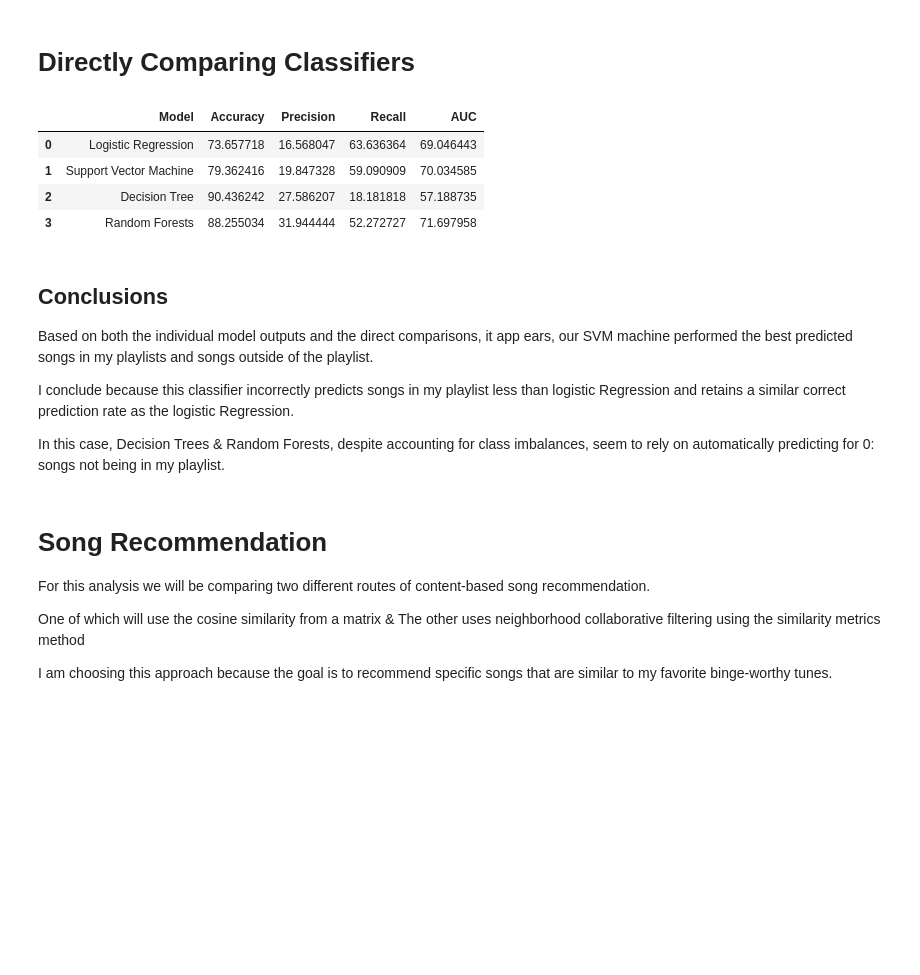
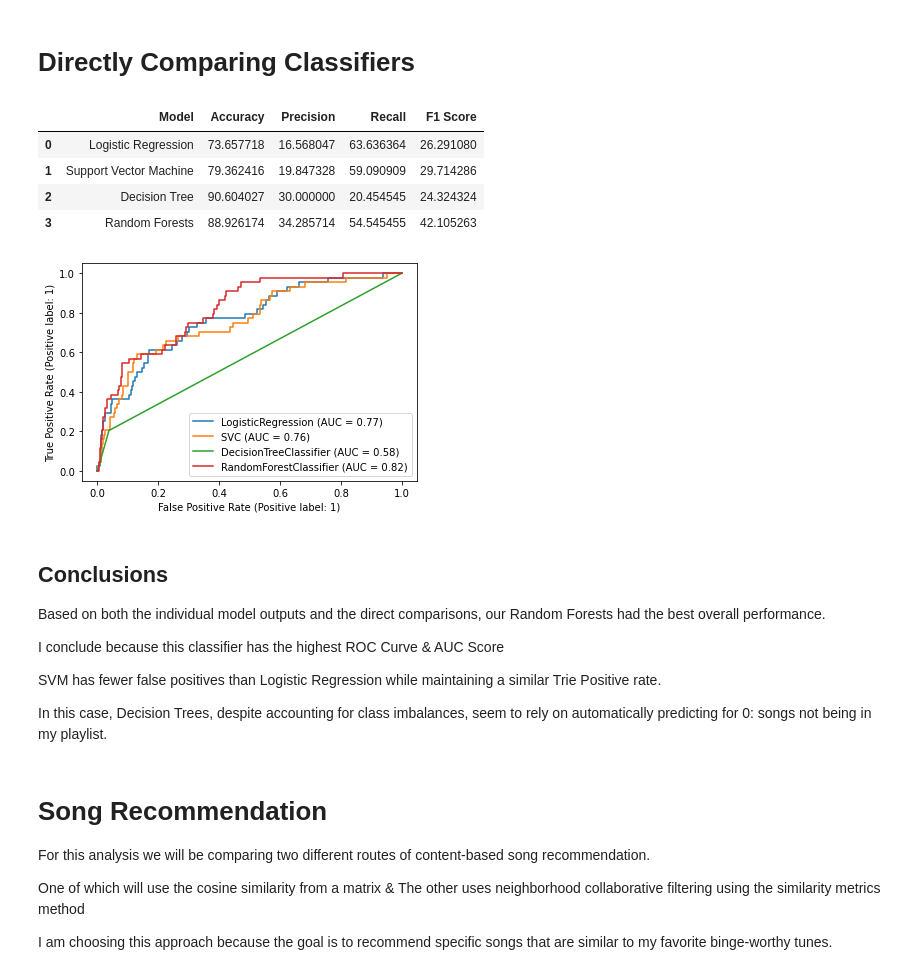
Before and after one commit to Pharoah0/Spotify-Playlist-Analysis-w-Recommendation, a Jupyter notebook: analyzing_playlists.ipynb, the cells around one changed output. Cells and saved outputs as stored; diff of their text form; code cells hidden in the pictures; blank space fills up the shorter version.

```diff
--- a/analyzing_playlists.ipynb
+++ b/analyzing_playlists.ipynb
@@ -387,11 +380,11 @@ Root Mean Squared Error: 0.342709300179511
 # %% [markdown]
 # Directly Comparing Classifiers
 # %%
+# Classifier Performance
 def classifier_performance(X_train_sc, X_test_sc, y_test):
     accuracy_df = []
     recall_df = []
     precision_df = []
-    rocauc_df = []
 
     # Instantiate classifier objects
     classifier_list = [lr, svm, dtree, forest]
@@ -406,11 +399,9 @@ def classifier_performance(X_train_sc, X_test_sc, y_test):
         accuracy_df.append(accuracy*100)
         precision_df.append(precision*100)
         recall_df.append(recall*100)
-        rocauc_df.append(rocauc*100)
     accuracy_df = pd.DataFrame(accuracy_df)
     precision_df = pd.DataFrame(precision_df)
     recall_df = pd.DataFrame(recall_df)
-    rocauc_df = pd.DataFrame(rocauc_df)
 
     classifiers_key = ['Logistic Regression', 'Support Vector Machine',
                        'Decision Tree', 'Random Forests']
@@ -419,31 +410,44 @@ def classifier_performance(X_train_sc, X_test_sc, y_test):
     accuracy_df['Model']=classifiers_key
     precision_df['Model']=classifiers_key
     recall_df['Model']=classifiers_key
-    rocauc_df['Model']=classifiers_key
     accuracy_df.rename(columns={0: 'Accuracy'}, inplace=True)
     precision_df.rename(columns={0: 'Precision'}, inplace=True)
     recall_df.rename(columns={0: 'Recall'}, inplace=True)
-    rocauc_df.rename(columns={0: 'AUC'}, inplace=True)
     fin_metric_df = accuracy_df[['Model', 'Accuracy']]
 
-    return fin_metric_df.merge(precision_df,on='Model').merge(recall_df,on='Model').merge(rocauc_df,on='Model')
+    fin_metric_df = fin_metric_df.merge(precision_df,on='Model').merge(recall_df,on='Model')
+
+    # Calculating F1 Score
+    fin_metric_df['F1 Score'] = (2*((fin_metric_df['Precision']*fin_metric_df['Recall'])
+                                  /(fin_metric_df['Precision']+fin_metric_df['Recall']))
+                                )
+
+    return fin_metric_df
 # %%
+# Cmoparing ROC Curves
+disp = plot_roc_curve(lr, X_test_sc, y_test)
+plot_roc_curve(svm, X_test_sc, y_test, ax=disp.ax_);
+plot_roc_curve(dtree, X_test_sc, y_test, ax=disp.ax_);
+plot_roc_curve(forest, X_test_sc, y_test, ax=disp.ax_);
+
 classifier_performance(X_train_sc, X_test_sc, y_test)
 # %% [output]
-|  | Model | Accuracy | Precision | Recall | AUC |
-| 0 | Logistic Regression | 73.657718 | 16.568047 | 63.636364 | 69.046443 |
-| 1 | Support Vector Machine | 79.362416 | 19.847328 | 59.090909 | 70.034585 |
-| 2 | Decision Tree | 90.436242 | 27.586207 | 18.181818 | 57.188735 |
-| 3 | Random Forests | 88.255034 | 31.944444 | 52.272727 | 71.697958 |
+|  | Model | Accuracy | Precision | Recall | F1 Score |
+| 0 | Logistic Regression | 73.657718 | 16.568047 | 63.636364 | 26.291080 |
+| 1 | Support Vector Machine | 79.362416 | 19.847328 | 59.090909 | 29.714286 |
+| 2 | Decision Tree | 90.604027 | 30.000000 | 20.454545 | 24.324324 |
+| 3 | Random Forests | 88.926174 | 34.285714 | 54.545455 | 42.105263 |
+[figure, added]
 # %% [markdown]
 ## Conclusions
 
-Based on both the individual model outputs and the direct comparisons, it app
-ears, our SVM machine performed the best predicted songs in my playlists and songs outside of the playlist.
+Based on both the individual model outputs and the direct comparisons, our Random Forests had the best overall performance.
 
-I conclude because this classifier incorrectly predicts songs in my playlist less than logistic Regression and retains a similar correct prediction rate as the logistic Regression.
+I conclude because this classifier has the highest ROC Curve & AUC Score
 
-In this case, Decision Trees & Random Forests, despite accounting for class imbalances, seem to rely on automatically predicting for 0: songs not being in my playlist.
+SVM has fewer false positives than Logistic Regression while maintaining a similar Trie Positive rate.
+
+In this case, Decision Trees, despite accounting for class imbalances, seem to rely on automatically predicting for 0: songs not being in my playlist.
 # %% [markdown]
 # Song Recommendation
 
```
Also changed, not shown: parts of 14 cells of this notebook.
